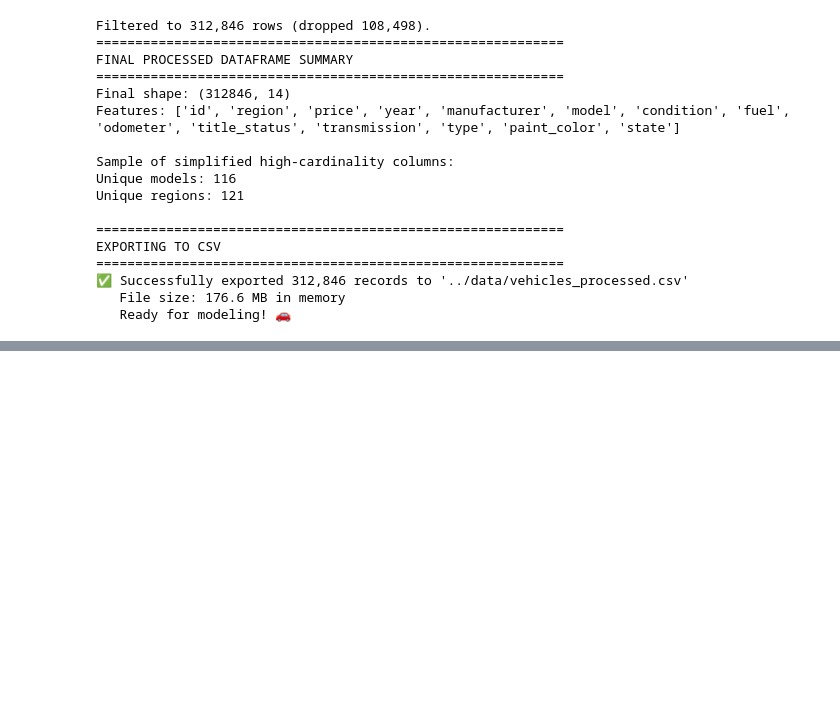
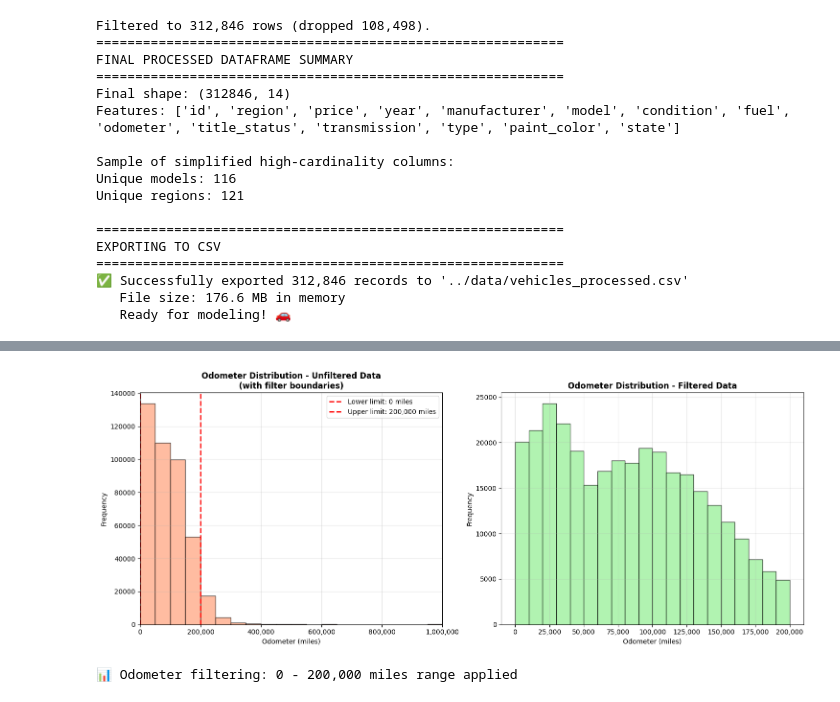
Before and after one commit to jojasan/kaggle-used-cars, a Jupyter notebook: notebooks/data_prep.ipynb, the cells around one changed output, grey strips where cells are left out. Saved outputs shown, nothing was run; the diff lists cells and outputs as text; code cells hidden in the pictures; blank space fills up the shorter version.

```diff
--- a/notebooks/data_prep.ipynb
+++ b/notebooks/data_prep.ipynb
@@ -601,0 +659,34 @@ EXPORTING TO CSV
+# %%
+# Odometer histogram - Before and After Filtering
+fig, (ax1, ax2) = plt.subplots(1, 2, figsize=(15, 6))
+
+# Left: Unfiltered data with filter boundaries
+df_plot2 = df_cars_simplified[df_cars_simplified['odometer'] < 1_000_000]
+ax1.hist(df_plot2['odometer'], bins=20, alpha=0.7, color='lightsalmon', edgecolor='black')
+ax1.axvline(odometer_low, color='red', linestyle='--', linewidth=2, label=f'Lower limit: {odometer_low:,} miles')
+ax1.axvline(odometer_high, color='red', linestyle='--', linewidth=2, label=f'Upper limit: {odometer_high:,} miles')
+ax1.set_title('Odometer Distribution - Unfiltered Data\n(with filter boundaries)', fontweight='bold')
+ax1.set_xlabel('Odometer (miles)')
+ax1.set_ylabel('Frequency')
+ax1.grid(True, alpha=0.3)
+ax1.ticklabel_format(axis='x', style='plain', useOffset=False)      # no 1e6
+ax1.set_xticks(np.arange(0, 1_000_001, 200_000))                    # 0 → 1 000 000 step 200 000
+ax1.xaxis.set_major_formatter(StrMethodFormatter('{x:,.0f}'))
+ax1.legend()
+ax1.set_xlim(0, 1_000_000)  # Extended view to show outliers
+
+# Right: Filtered data (original)
+ax2.hist(df_cars_processed['odometer'], bins=20, alpha=0.7, color='lightgreen', edgecolor='black')
+ax2.set_title('Odometer Distribution - Filtered Data', fontweight='bold')
+ax2.set_xlabel('Odometer (miles)')
+ax2.set_ylabel('Frequency')
+ax2.xaxis.set_major_formatter(StrMethodFormatter('{x:,.0f}'))
+ax2.grid(True, alpha=0.3)
+
+plt.tight_layout()
+plt.show()
+
+print(f"📊 Odometer filtering: {odometer_low:,} - {odometer_high:,} miles range applied")
+# %% [output]
+[figure, added]
+📊 Odometer filtering: 0 - 200,000 miles range applied
```
Also changed, not shown: parts of 18 cells of this notebook, 11 other files.
